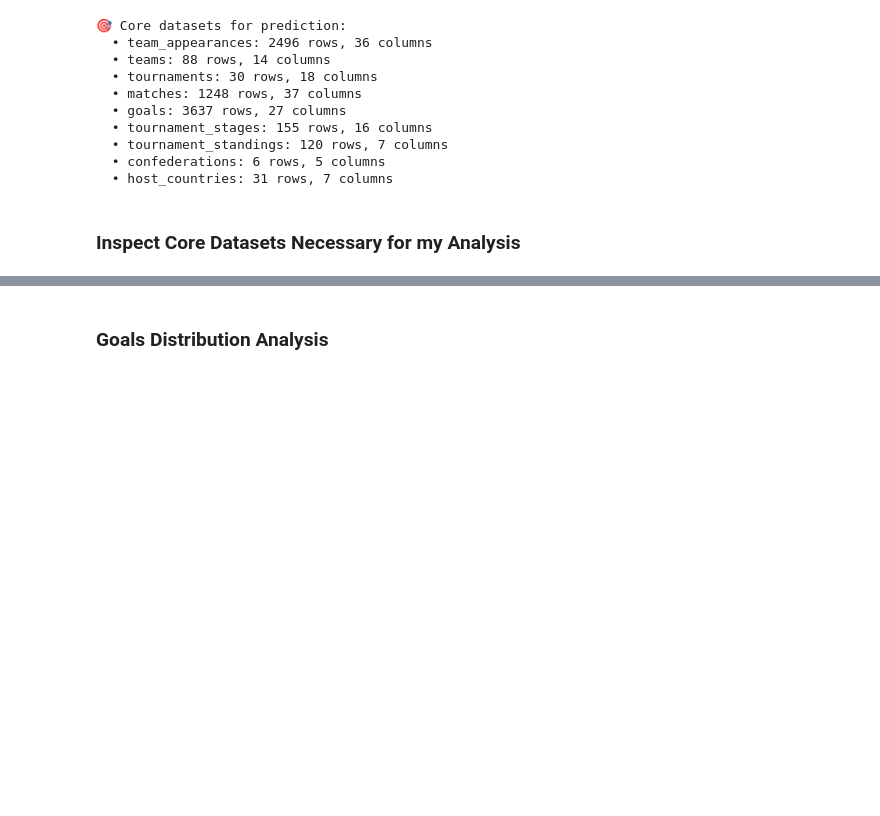
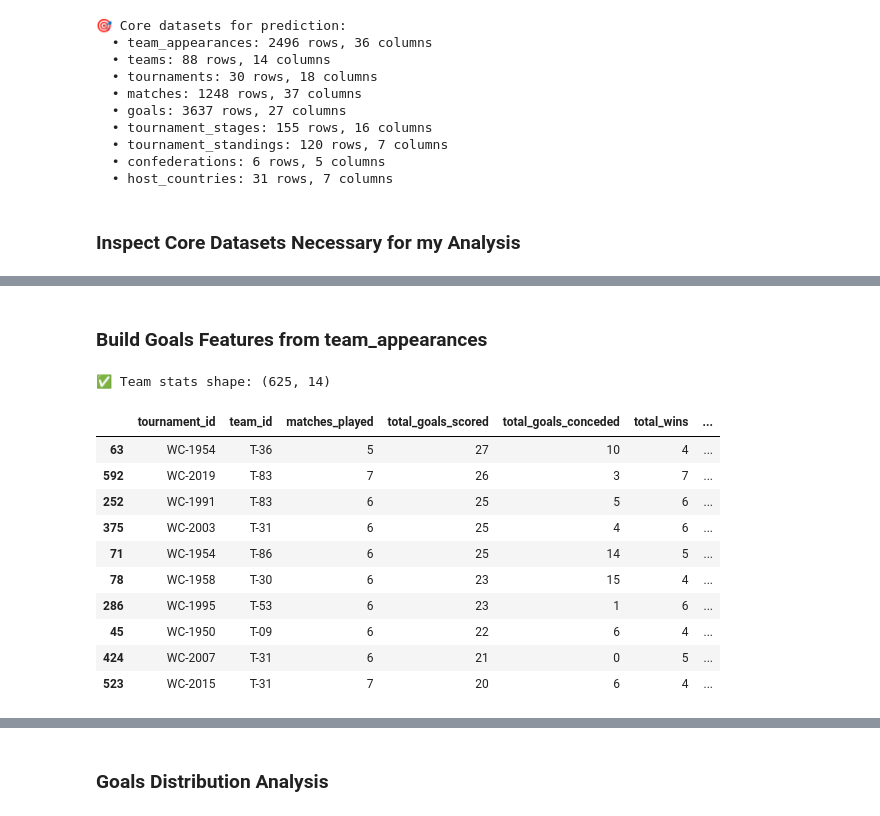
Before and after one commit to Atieng/World-Cup-2026-Goal-Prediction, a Jupyter notebook: index.ipynb, the cells around one changed output, grey strips where cells are left out. Saved outputs shown, nothing was run; the diff lists cells and outputs as text; code cells hidden in the pictures; blank space fills up the shorter version.

```diff
--- a/index.ipynb
+++ b/index.ipynb
@@ -275,0 +346,44 @@ Shape: (626, 19)
+# %% [markdown]
+### Build Goals Features from team_appearances
+# %%
+# ============================================================
+# CELL 6: Build Features from team_appearances
+# ============================================================
+
+ta = dfs['team_appearances'].copy()
+
+team_stats = (
+    ta.groupby(['tournament_id', 'team_id'])
+    .agg(
+        matches_played        = ('match_id', 'count'),
+        total_goals_scored    = ('goals_for', 'sum'),
+        total_goals_conceded  = ('goals_against', 'sum'),
+        total_wins            = ('win', 'sum'),
+        total_losses          = ('lose', 'sum'),
+        total_draws           = ('draw', 'sum'),
+        went_to_extra_time    = ('extra_time', 'sum'),
+        penalty_shootouts     = ('penalty_shootout', 'sum'),
+    )
+    .reset_index()
+)
+
+team_stats['goal_difference']    = team_stats['total_goals_scored'] - team_stats['total_goals_conceded']
+team_stats['goals_per_match']    = team_stats['total_goals_scored'] / team_stats['matches_played']
+team_stats['conceded_per_match'] = team_stats['total_goals_conceded'] / team_stats['matches_played']
+team_stats['win_rate']           = team_stats['total_wins'] / team_stats['matches_played']
+
+print(f"✅ Team stats shape: {team_stats.shape}")
+display(team_stats.sort_values('total_goals_scored', ascending=False).head(10))
+# %% [output]
+✅ Team stats shape: (625, 14)
+|  | tournament_id | team_id | matches_played | total_goals_scored | total_goals_conceded | total_wins | ... |
+| 63 | WC-1954 | T-36 | 5 | 27 | 10 | 4 | ... |
+| 592 | WC-2019 | T-83 | 7 | 26 | 3 | 7 | ... |
+| 252 | WC-1991 | T-83 | 6 | 25 | 5 | 6 | ... |
+| 375 | WC-2003 | T-31 | 6 | 25 | 4 | 6 | ... |
+| 71 | WC-1954 | T-86 | 6 | 25 | 14 | 5 | ... |
+| 78 | WC-1958 | T-30 | 6 | 23 | 15 | 4 | ... |
+| 286 | WC-1995 | T-53 | 6 | 23 | 1 | 6 | ... |
+| 45 | WC-1950 | T-09 | 6 | 22 | 6 | 4 | ... |
+| 424 | WC-2007 | T-31 | 6 | 21 | 0 | 5 | ... |
+| 523 | WC-2015 | T-31 | 7 | 20 | 6 | 4 | ... |
```
Also changed, not shown: parts of 50 cells of this notebook, 2 other files.
